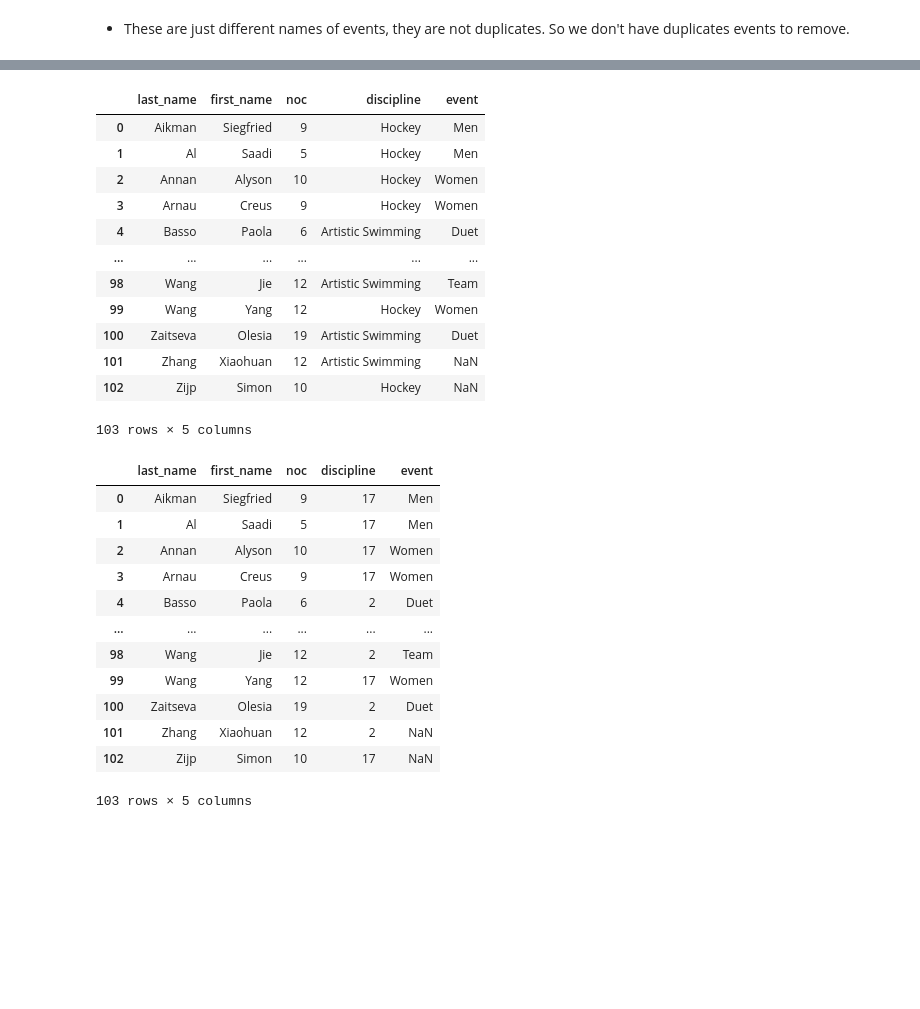
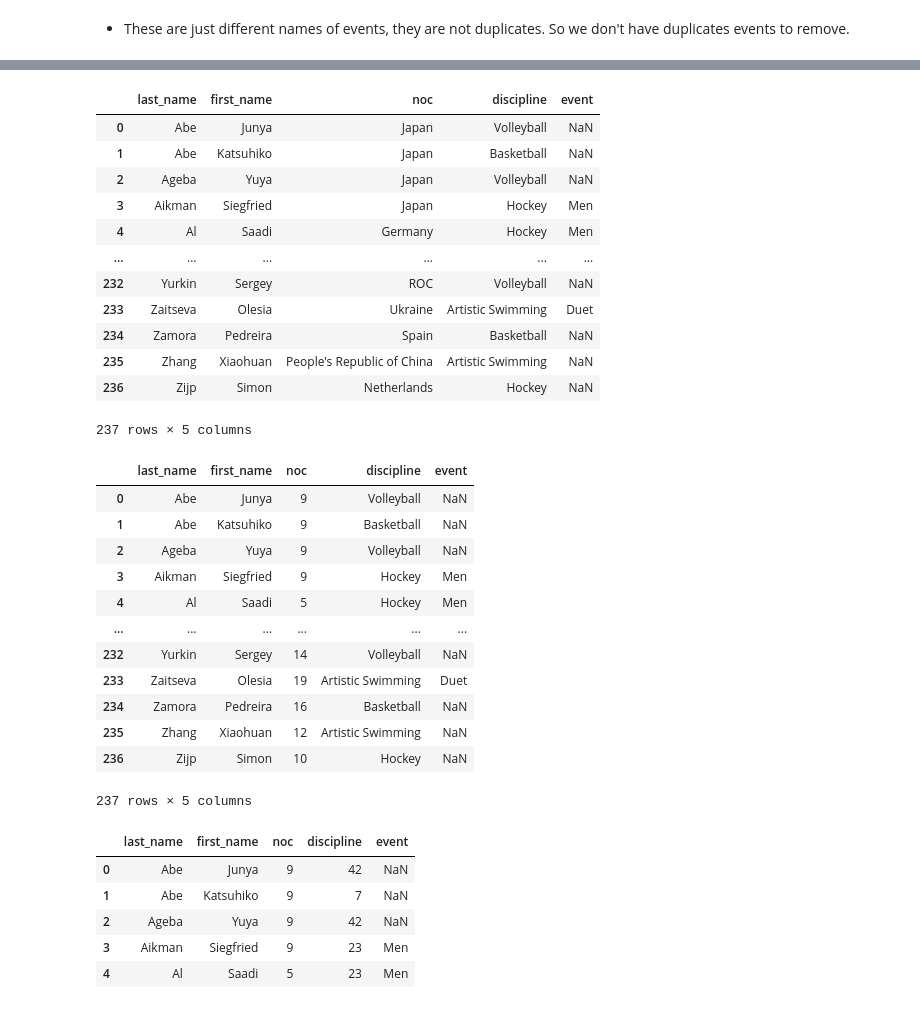
Before and after one commit to BankeUCI/Project_2, a Jupyter notebook: GalynaM/extract_transf.ipynb, the cells around one changed output, grey strips where cells are left out. Saved outputs shown, nothing was run; the diff lists cells and outputs as text; code cells hidden in the pictures; blank space fills up the shorter version.

```diff
--- a/GalynaM/extract_transf.ipynb
+++ b/GalynaM/extract_transf.ipynb
@@ -595,2 +390,12 @@ teams.loc[teams["noc"]=='Australia']
 # %% [markdown]
 * These are just different names of events, they are not duplicates. So we don't have duplicates events to remove.
+# %%
+# Apply BR: Values in cells should be Capitalized
+
+for i, row in teams.loc[teams['name'].str.contains(' / ')].iterrows():
+    ready = ""
+    for val in row['name'].split():
+        ready = ready + " " + val.capitalize()
+    teams.iloc[i, 0] = ready
+    print(row['name'])
+teams.loc[teams['name'].str.contains(' / ')]
@@ -644,39 +514,51 @@ coaches
+# %%
+# Apply BR: Values in cells should be Capitalized
+coaches['last_name'] = coaches['last_name'].str.capitalize()
+coaches['first_name'] = coaches['first_name'].str.capitalize()
+coaches
+# %% [output]
+|  | last_name | first_name | noc | discipline | event |
+| 0 | Abe | Junya | Japan | Volleyball | NaN |
+| 1 | Abe | Katsuhiko | Japan | Basketball | NaN |
+| 2 | Ageba | Yuya | Japan | Volleyball | NaN |
+| 3 | Aikman | Siegfried | Japan | Hockey | Men |
+| 4 | Al | Saadi | Germany | Hockey | Men |
+| ... | ... | ... | ... | ... | ... |
+| 232 | Yurkin | Sergey | ROC | Volleyball | NaN |
+| 233 | Zaitseva | Olesia | Ukraine | Artistic Swimming | Duet |
+| 234 | Zamora | Pedreira | Spain | Basketball | NaN |
+| 235 | Zhang | Xiaohuan | People's Republic of China | Artistic Swimming | NaN |
+| 236 | Zijp | Simon | Netherlands | Hockey | NaN |
+237 rows × 5 columns
 # %%
-# Change column noc to country_id in coaches and its corresponding values
+# Change column noc values to country_id values
 for index, row in countries.iterrows():
     coaches.loc[coaches['noc']==row["country_name"], 'noc'] = index
-coaches
+coaches.head()
 # %% [output]
 |  | last_name | first_name | noc | discipline | event |
-| 0 | Aikman | Siegfried | 9 | Hockey | Men |
-| 1 | Al | Saadi | 5 | Hockey | Men |
-| 2 | Annan | Alyson | 10 | Hockey | Women |
-| 3 | Arnau | Creus | 9 | Hockey | Women |
-| 4 | Basso | Paola | 6 | Artistic Swimming | Duet |
+| 0 | Abe | Junya | 9 | Volleyball | NaN |
+| 1 | Abe | Katsuhiko | 9 | Basketball | NaN |
+| 2 | Ageba | Yuya | 9 | Volleyball | NaN |
+| 3 | Aikman | Siegfried | 9 | Hockey | Men |
+| 4 | Al | Saadi | 5 | Hockey | Men |
 | ... | ... | ... | ... | ... | ... |
-| 98 | Wang | Jie | 12 | Artistic Swimming | Team |
-| 99 | Wang | Yang | 12 | Hockey | Women |
-| 100 | Zaitseva | Olesia | 19 | Artistic Swimming | Duet |
-| 101 | Zhang | Xiaohuan | 12 | Artistic Swimming | NaN |
-| 102 | Zijp | Simon | 10 | Hockey | NaN |
+| 232 | Yurkin | Sergey | 14 | Volleyball | NaN |
+| 233 | Zaitseva | Olesia | 19 | Artistic Swimming | Duet |
+| 234 | Zamora | Pedreira | 16 | Basketball | NaN |
+| 235 | Zhang | Xiaohuan | 12 | Artistic Swimming | NaN |
+| 236 | Zijp | Simon | 10 | Hockey | NaN |
-103 rows × 5 columns
+237 rows × 5 columns
 # %%
-# Change column discipline to discipline_id in coaches and its corresponding values
+# Change column discipline values to discipline_id values
 for index, row in disciplines.iterrows():
     coaches.loc[coaches['discipline']==row["discipline_name"], 'discipline'] = index
-coaches
+coaches.head()
 # %% [output]
 |  | last_name | first_name | noc | discipline | event |
-| 0 | Aikman | Siegfried | 9 | 17 | Men |
-| 1 | Al | Saadi | 5 | 17 | Men |
-| 2 | Annan | Alyson | 10 | 17 | Women |
-| 3 | Arnau | Creus | 9 | 17 | Women |
-| 4 | Basso | Paola | 6 | 2 | Duet |
-| ... | ... | ... | ... | ... | ... |
-| 98 | Wang | Jie | 12 | 2 | Team |
-| 99 | Wang | Yang | 12 | 17 | Women |
-| 100 | Zaitseva | Olesia | 19 | 2 | Duet |
-| 101 | Zhang | Xiaohuan | 12 | 2 | NaN |
-| 102 | Zijp | Simon | 10 | 17 | NaN |
+| 0 | Abe | Junya | 9 | 42 | NaN |
+| 1 | Abe | Katsuhiko | 9 | 7 | NaN |
+| 2 | Ageba | Yuya | 9 | 42 | NaN |
+| 3 | Aikman | Siegfried | 9 | 23 | Men |
+| 4 | Al | Saadi | 5 | 23 | Men |
-103 rows × 5 columns
 # %%
```
Also changed, not shown: parts of 73 cells of this notebook, 1 other file.
